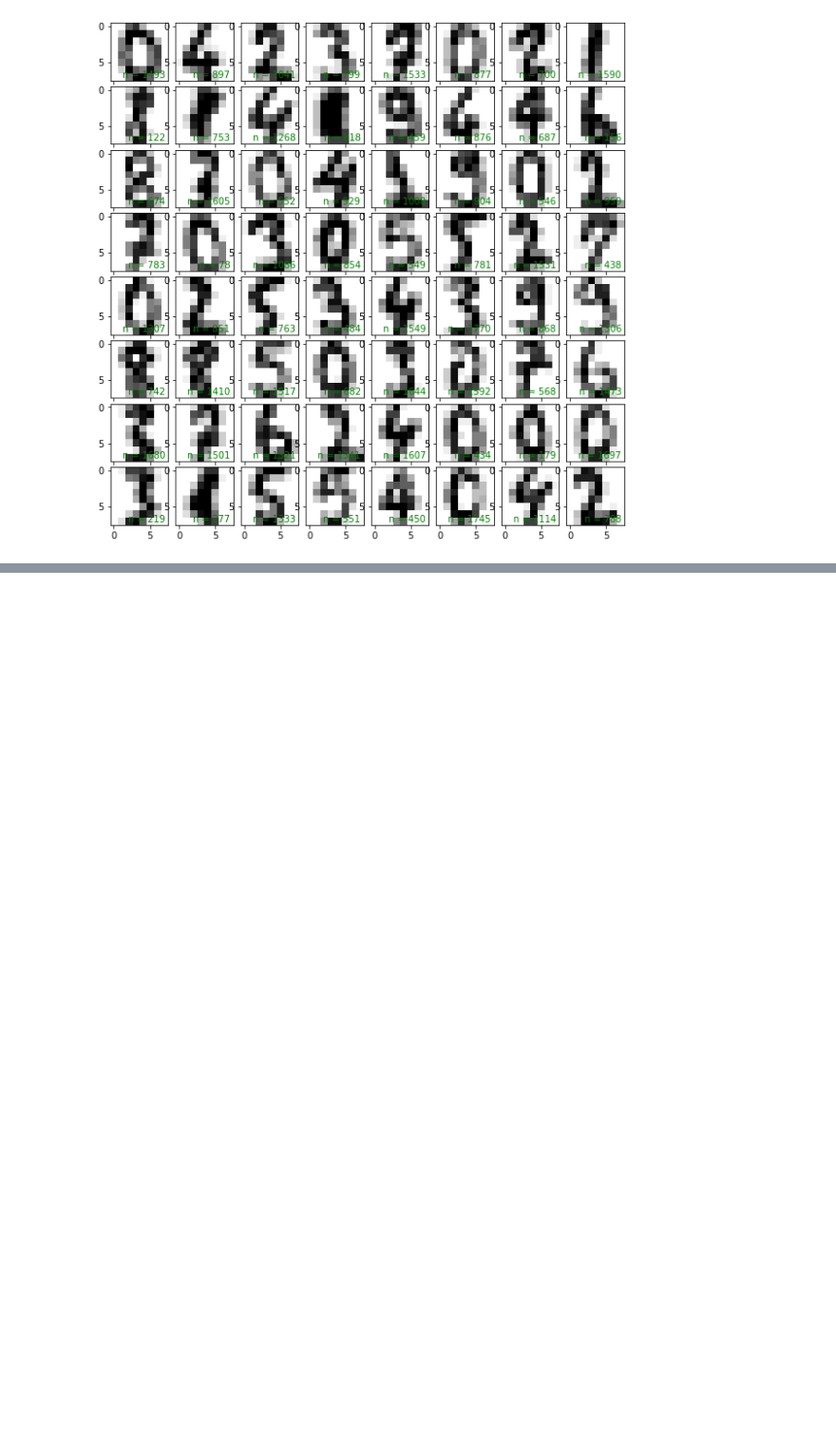
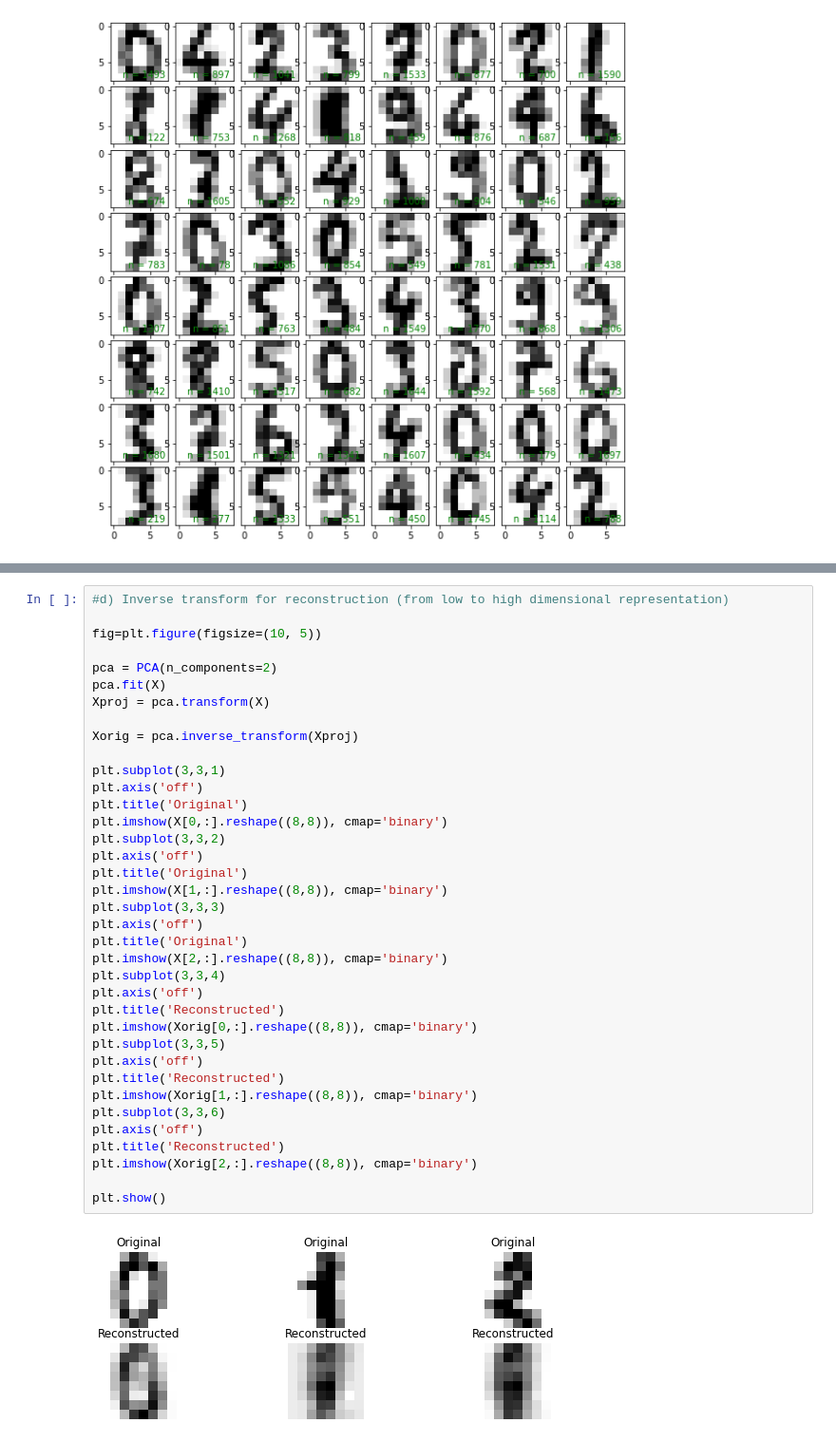
Before and after one commit to samyhaff/DATASIM_TP, a Jupyter notebook: APSTA/TP1/2021-2022-01-APSTA-feature-selection-dim-reduction-sv.ipynb, the cells around one changed output, grey strips where cells are left out. Shown: that part at 95% size. Drawn from its saved outputs; the diff is of its cells as text; blank space fills up the shorter version.

```diff
--- a/APSTA/TP1/2021-2022-01-APSTA-feature-selection-dim-reduction-sv.ipynb
+++ b/APSTA/TP1/2021-2022-01-APSTA-feature-selection-dim-reduction-sv.ipynb
@@ -675,0 +658,39 @@ Other faces datsets
+# %%
+#d) Inverse transform for reconstruction (from low to high dimensional representation)
+
+fig=plt.figure(figsize=(10, 5))
+
+pca = PCA(n_components=2)
+pca.fit(X)
+Xproj = pca.transform(X)
+
+Xorig = pca.inverse_transform(Xproj)
+
+plt.subplot(3,3,1)
+plt.axis('off')
+plt.title('Original')
+plt.imshow(X[0,:].reshape((8,8)), cmap='binary')
+plt.subplot(3,3,2)
+plt.axis('off')
+plt.title('Original')
+plt.imshow(X[1,:].reshape((8,8)), cmap='binary')
+plt.subplot(3,3,3)
+plt.axis('off')
+plt.title('Original')
+plt.imshow(X[2,:].reshape((8,8)), cmap='binary')
+plt.subplot(3,3,4)
+plt.axis('off')
+plt.title('Reconstructed')
+plt.imshow(Xorig[0,:].reshape((8,8)), cmap='binary')
+plt.subplot(3,3,5)
+plt.axis('off')
+plt.title('Reconstructed')
+plt.imshow(Xorig[1,:].reshape((8,8)), cmap='binary')
+plt.subplot(3,3,6)
+plt.axis('off')
+plt.title('Reconstructed')
+plt.imshow(Xorig[2,:].reshape((8,8)), cmap='binary')
+
+plt.show()
+# %% [output]
+[figure, added]
```
Also changed, not shown: parts of 10 cells of this notebook.
